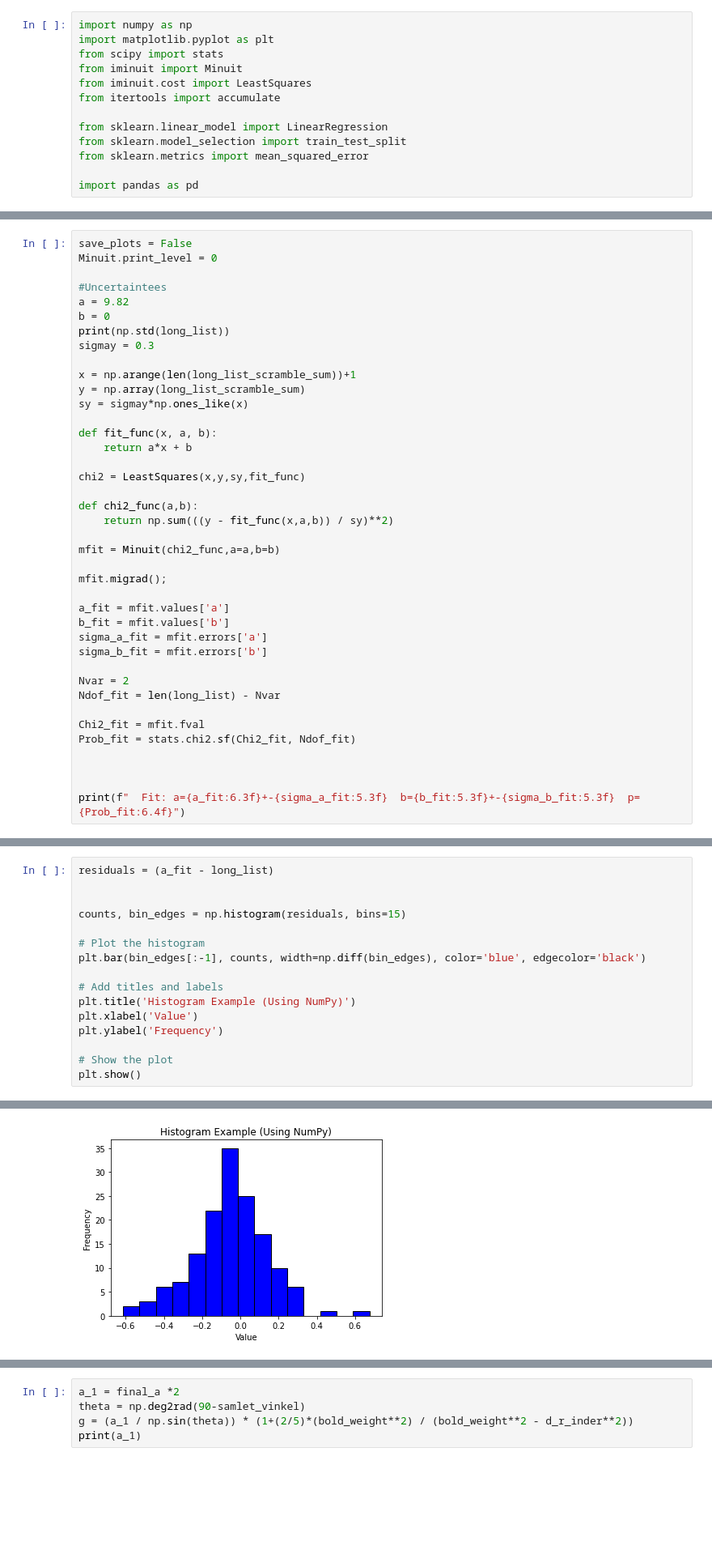
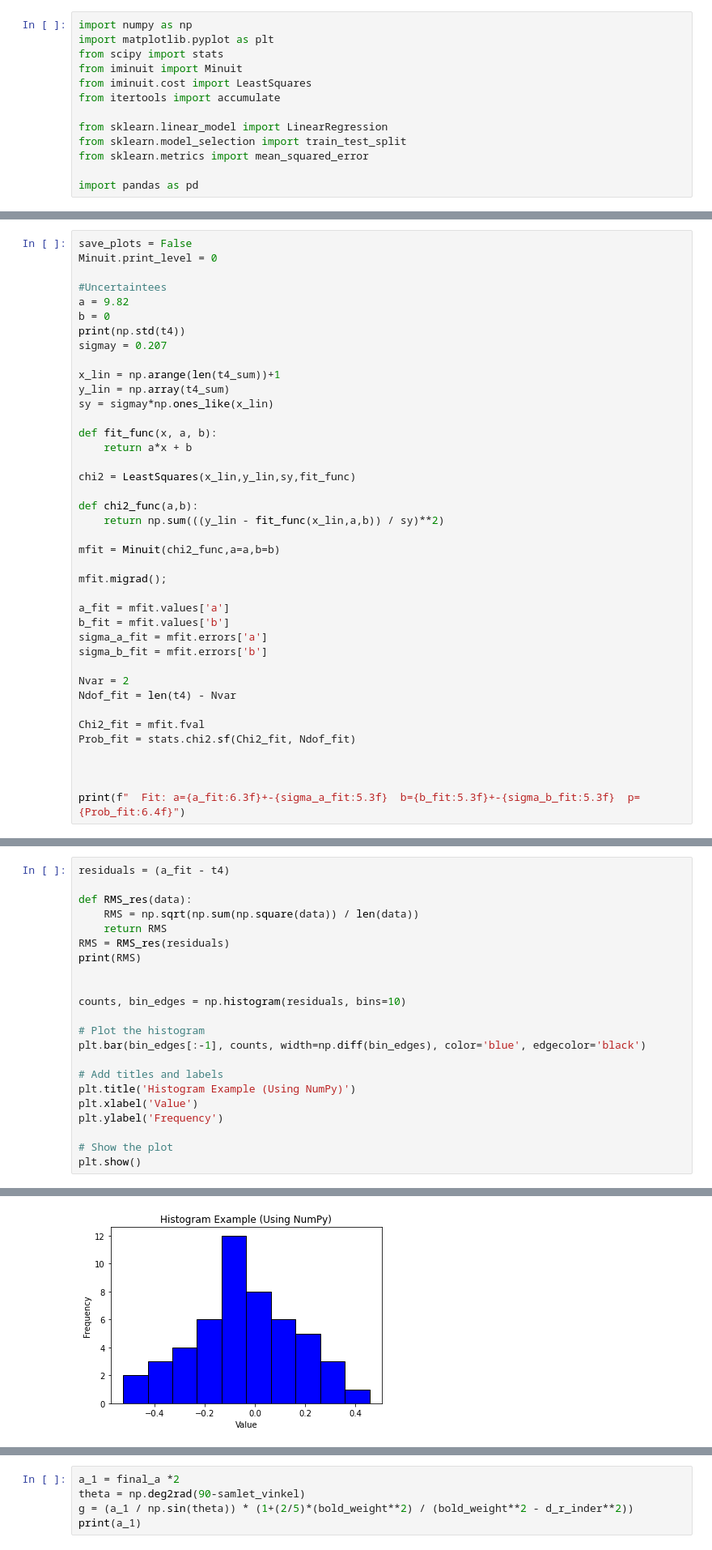
Before and after one commit to nicolai52/AppliedStatistics, a Jupyter notebook: gravitation.ipynb, the cells around one changed output, grey strips where cells are left out. Shown at 81% size. Saved outputs shown, nothing was run; the diff lists cells and outputs as text; blank space fills up the shorter version.

```diff
--- a/gravitation.ipynb
+++ b/gravitation.ipynb
@@ -79,20 +88,20 @@ Minuit.print_level = 0
 #Uncertaintees
 a = 9.82
 b = 0
-print(np.std(long_list))
-sigmay = 0.3
+print(np.std(t4))
+sigmay = 0.207
 
-x = np.arange(len(long_list_scramble_sum))+1
-y = np.array(long_list_scramble_sum)
-sy = sigmay*np.ones_like(x)
+x_lin = np.arange(len(t4_sum))+1
+y_lin = np.array(t4_sum)
+sy = sigmay*np.ones_like(x_lin)
 
 def fit_func(x, a, b):
     return a*x + b
 
-chi2 = LeastSquares(x,y,sy,fit_func)
+chi2 = LeastSquares(x_lin,y_lin,sy,fit_func)
 
 def chi2_func(a,b):
-    return np.sum(((y - fit_func(x,a,b)) / sy)**2)
+    return np.sum(((y_lin - fit_func(x_lin,a,b)) / sy)**2)
 
 mfit = Minuit(chi2_func,a=a,b=b)
 
@@ -104,7 +113,7 @@ sigma_a_fit = mfit.errors['a']
 sigma_b_fit = mfit.errors['b']
 
 Nvar = 2
-Ndof_fit = len(long_list) - Nvar
+Ndof_fit = len(t4) - Nvar
 
 Chi2_fit = mfit.fval
 Prob_fit = stats.chi2.sf(Chi2_fit, Ndof_fit)
@@ -134,8 +143,14 @@ fig.tight_layout()
 # %%
-residuals = (a_fit - long_list)
+residuals = (a_fit - t4)
+
+def RMS_res(data):
+    RMS = np.sqrt(np.sum(np.square(data)) / len(data))
+    return RMS
+RMS = RMS_res(residuals)
+print(RMS)
 
 
-counts, bin_edges = np.histogram(residuals, bins=15)
+counts, bin_edges = np.histogram(residuals, bins=10)
 
 # Plot the histogram
 plt.bar(bin_edges[:-1], counts, width=np.diff(bin_edges), color='blue', edgecolor='black')
@@ -151,4 +167,4 @@ plt.show()
-[figure, old version]
+[figure, new version]
 # %%
 bin_centers = 0.5 * (bin_edges[1:] + bin_edges[:-1])
 
```
Also changed, not shown: parts of 6 cells of this notebook, 10 other files.
